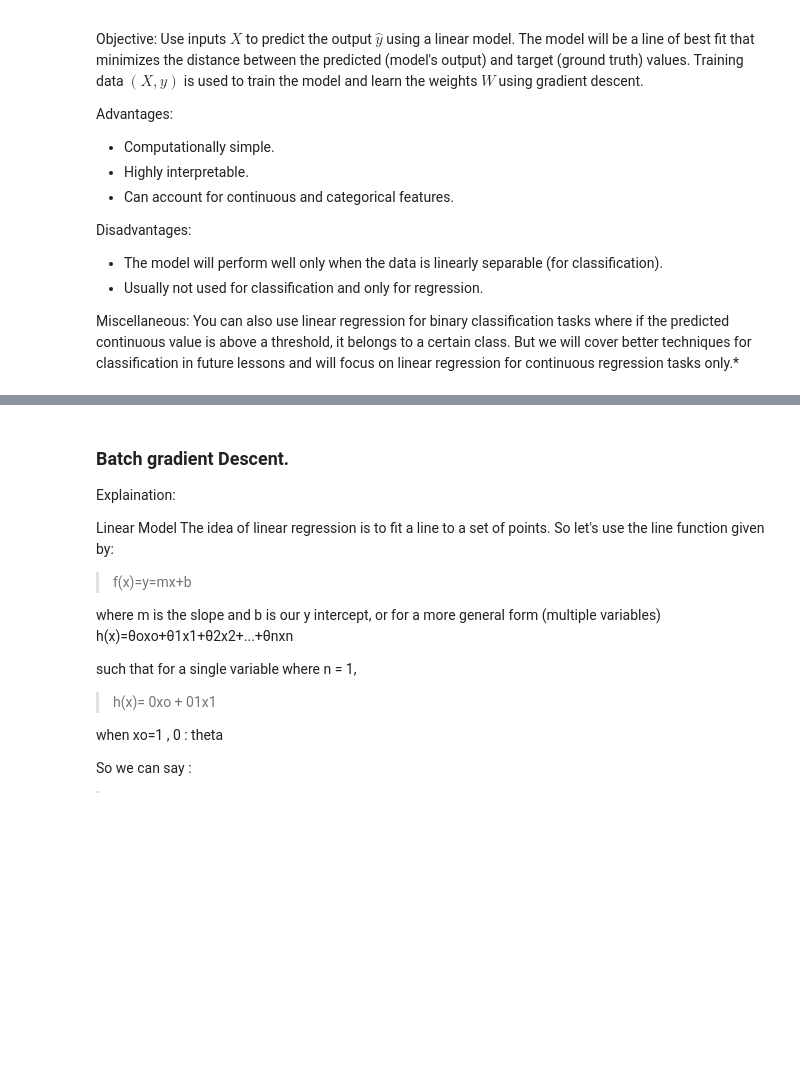
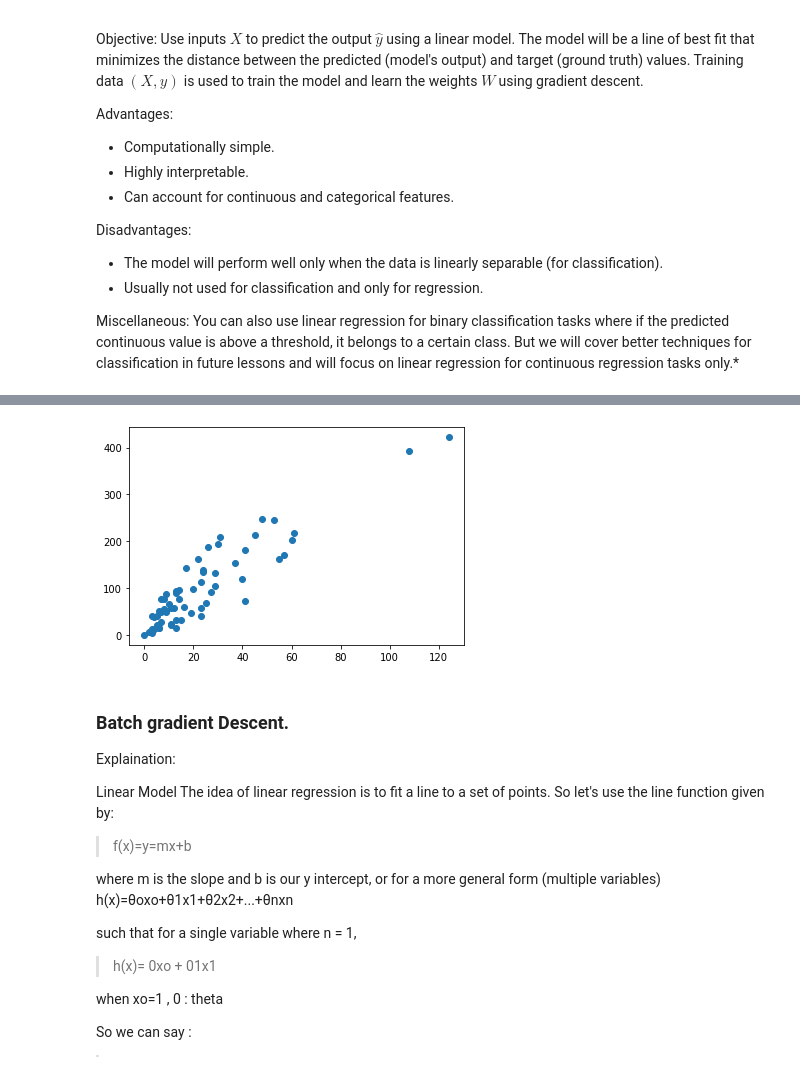
Before and after one commit to AbsolutelySaurabh/Machine-Learning, a Jupyter notebook: ai-coursework/Day-2 - Linear regression/linear_regression_scratch.ipynb, the cells around one changed output, grey strips where cells are left out. Saved outputs shown, nothing was run; the diff lists cells and outputs as text; code cells hidden in the pictures; blank space fills up the shorter version.

```diff
--- a/ai-coursework/Day-2 - Linear regression/linear_regression_scratch.ipynb
+++ b/ai-coursework/Day-2 - Linear regression/linear_regression_scratch.ipynb
@@ -33,12 +53,14 @@ import pandas as pd
 import matplotlib.pyplot as plt
 from math import sqrt
 # %%
-dataset = pd.read_csv('../input/auto-insurance-in-sweden-small-dataset/insurance.csv',skiprows=list(range(0,5)),header=None,names=['claims','total_payment'])
+dataset = pd.read_csv('train/insurance.csv',skiprows=list(range(0,5)),header=None,names=['claims','total_payment'])
 dataset.head()
 plt.scatter(dataset.claims, dataset.total_payment)
 
 X = dataset[['claims']]
 y = dataset[['total_payment']]
+# %% [output]
+[figure, added]
 # %% [markdown]
 ### Batch gradient Descent.
 
```
Also changed, not shown: parts of 12 cells of this notebook.
